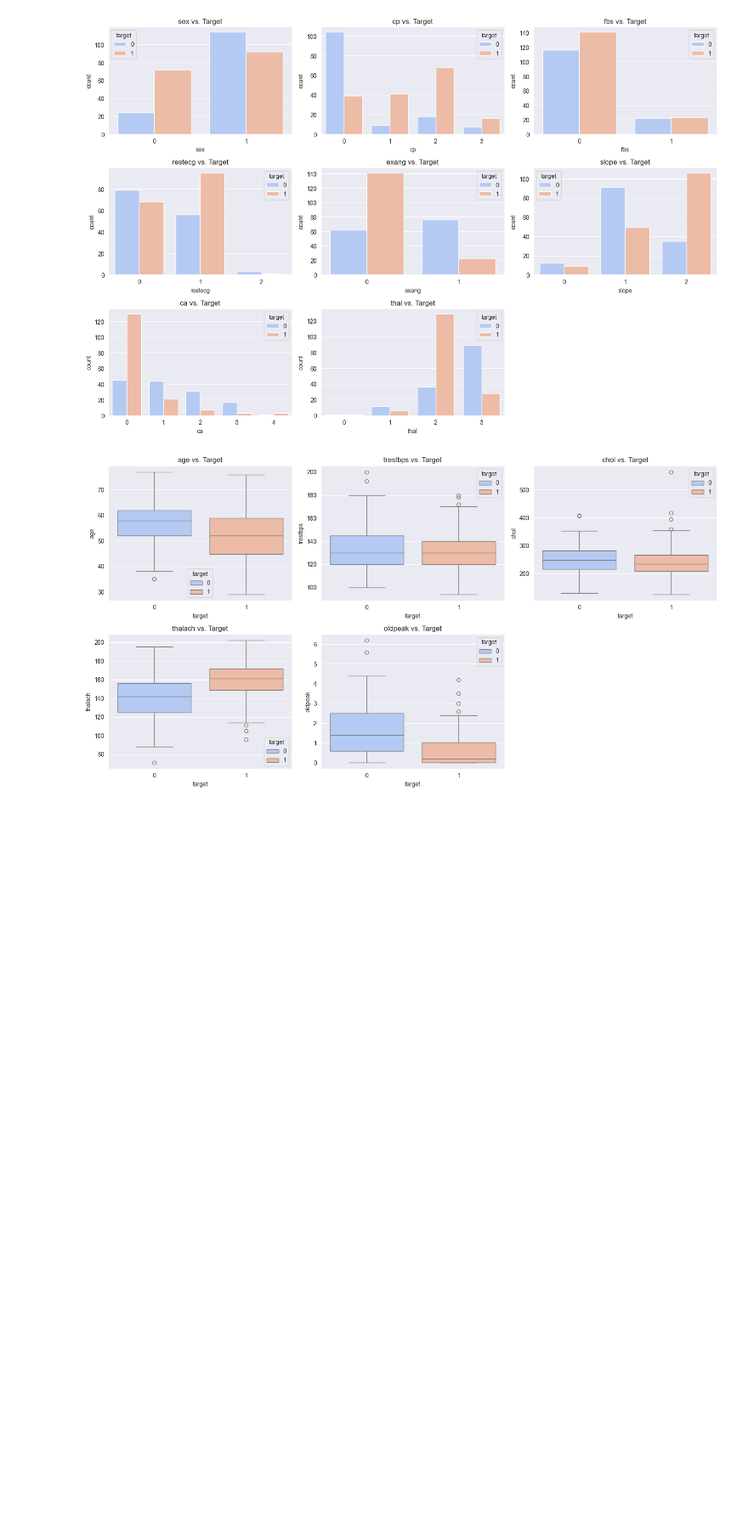
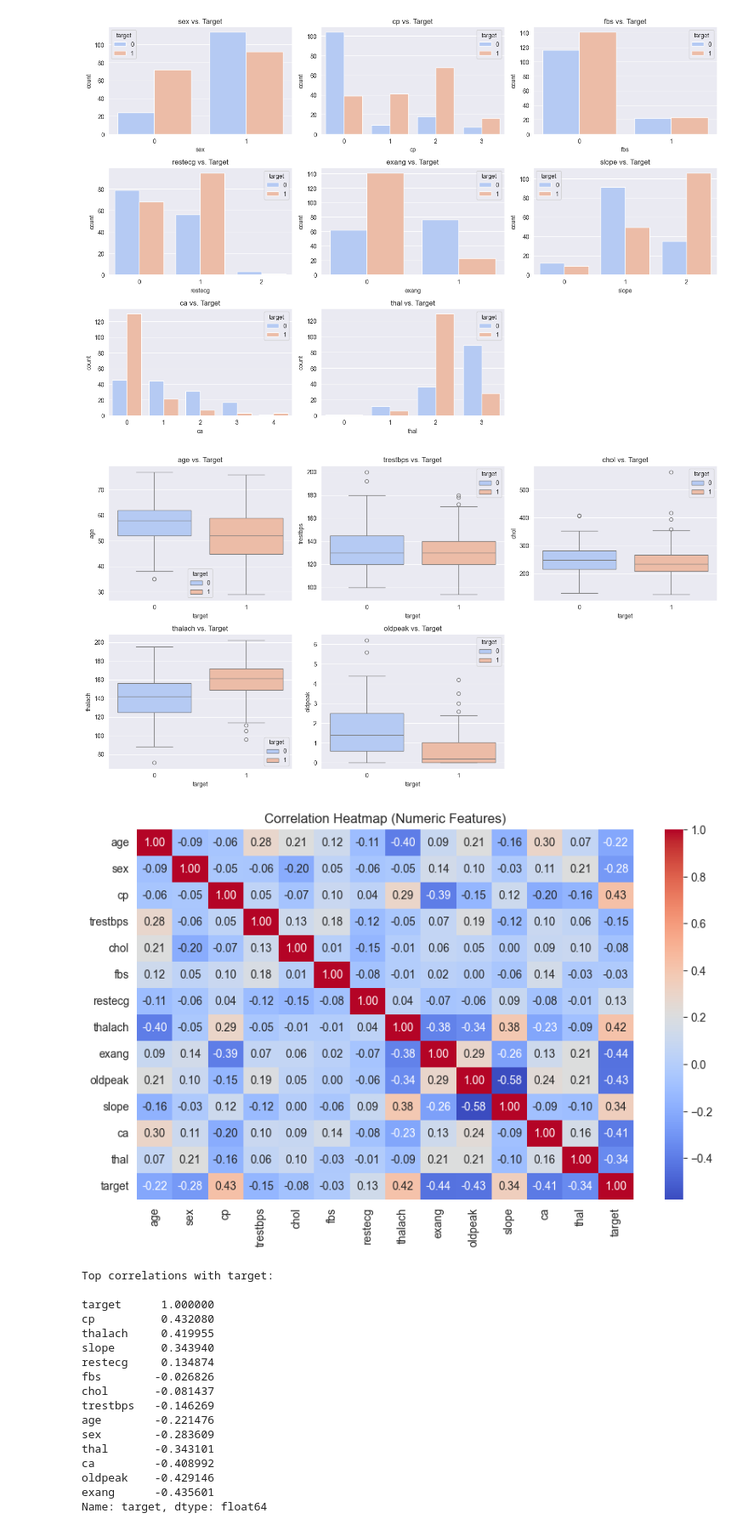
Before and after one commit to DKB-Erico/codveda_data_science, a Jupyter notebook: Exploratory Data Analysis (EDA).ipynb, the cells around one changed output. Shown at 85% size. Saved outputs shown, nothing was run; the diff lists cells and outputs as text; code cells hidden in the pictures; blank space fills up the shorter version.

Commit message:
Used correlation heatmap to show relationship between numeric categories and target variable

```diff
--- a/Exploratory Data Analysis (EDA).ipynb
+++ b/Exploratory Data Analysis (EDA).ipynb
@@ -128,3 +128,31 @@ plt.tight_layout()
 plt.show()
 # %% [output]
 [figure]
+# %%
+# Correlation heatmap
+plt.figure(figsize = (10, 6))
+sns.heatmap(df.corr(), annot = True, cmap = "coolwarm", fmt = ".2f")
+plt.title("Correlation Heatmap (Numeric Features)")
+plt.show()
+
+print("Top correlations with target:\n")
+print(df.corr()["target"].sort_values(ascending = False))
+# %% [output]
+[figure, added]
+Top correlations with target:
+
+target      1.000000
+cp          0.432080
+thalach     0.419955
+slope       0.343940
+restecg     0.134874
+fbs        -0.026826
+chol       -0.081437
+trestbps   -0.146269
+age        -0.221476
+sex        -0.283609
+thal       -0.343101
+ca         -0.408992
+oldpeak    -0.429146
+exang      -0.435601
+Name: target, dtype: float64
```
